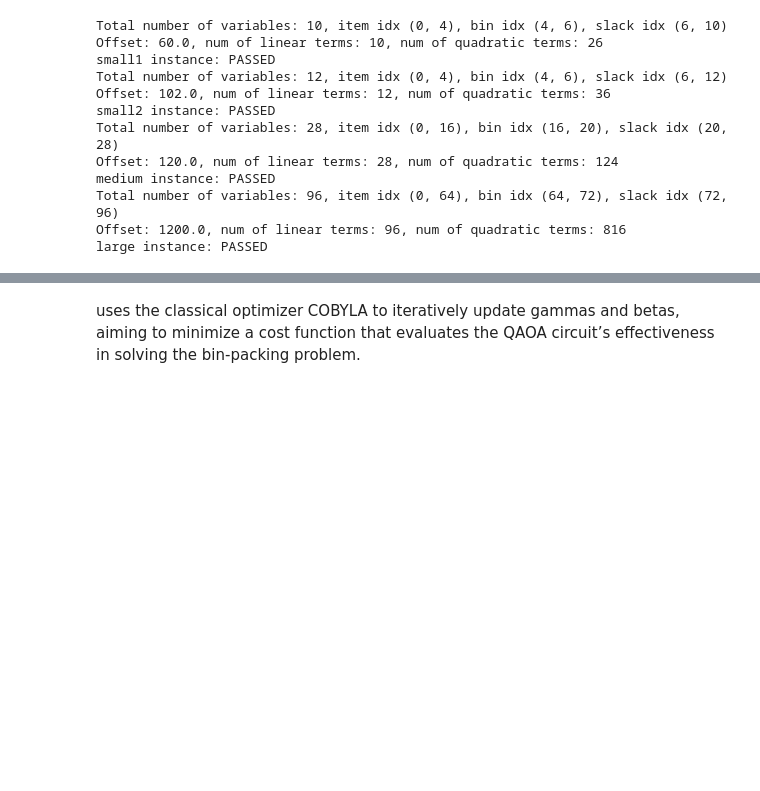
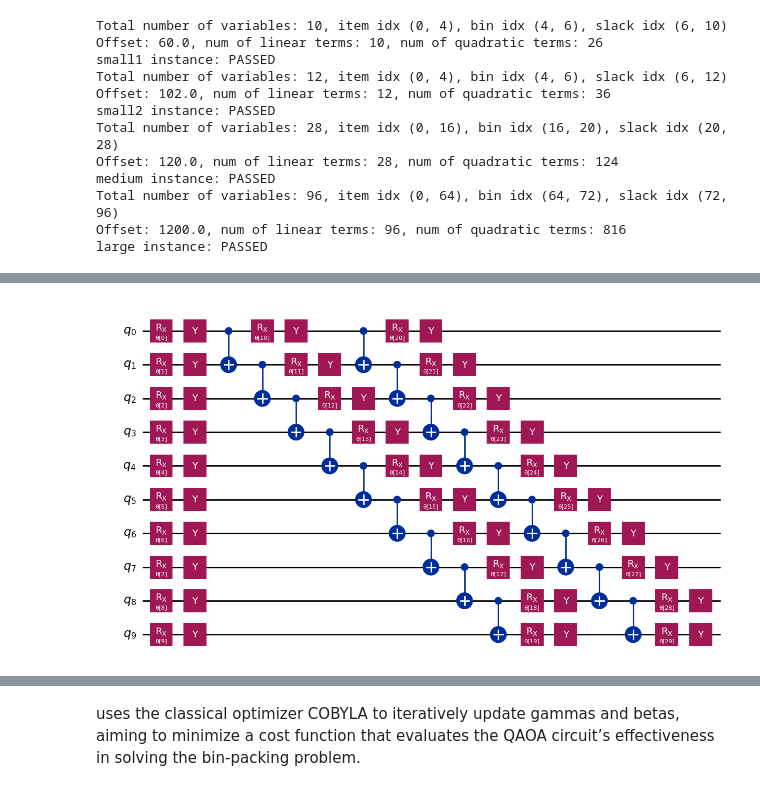
Before and after one commit to YingrongChen/QOSF_tasks, a Jupyter notebook: task3.ipynb, the cells around one changed output, grey strips where cells are left out. Cells and saved outputs as stored; diff of their text form; code cells hidden in the pictures; blank space fills up the shorter version.

```diff
--- a/task3.ipynb
+++ b/task3.ipynb
@@ -350,0 +458,8 @@ Successfully installed pylatexenc-2.10
+# %%
+
+from qiskit.circuit.library import EfficientSU2
+
+EfficientSU2_ansatz = EfficientSU2(num_qubits, su2_gates=["rx", "y"], entanglement="linear", reps=2)
+EfficientSU2_ansatz.decompose().draw("mpl")
+# %% [output]
+[figure, added]
```
Also changed, not shown: parts of 38 cells of this notebook.
